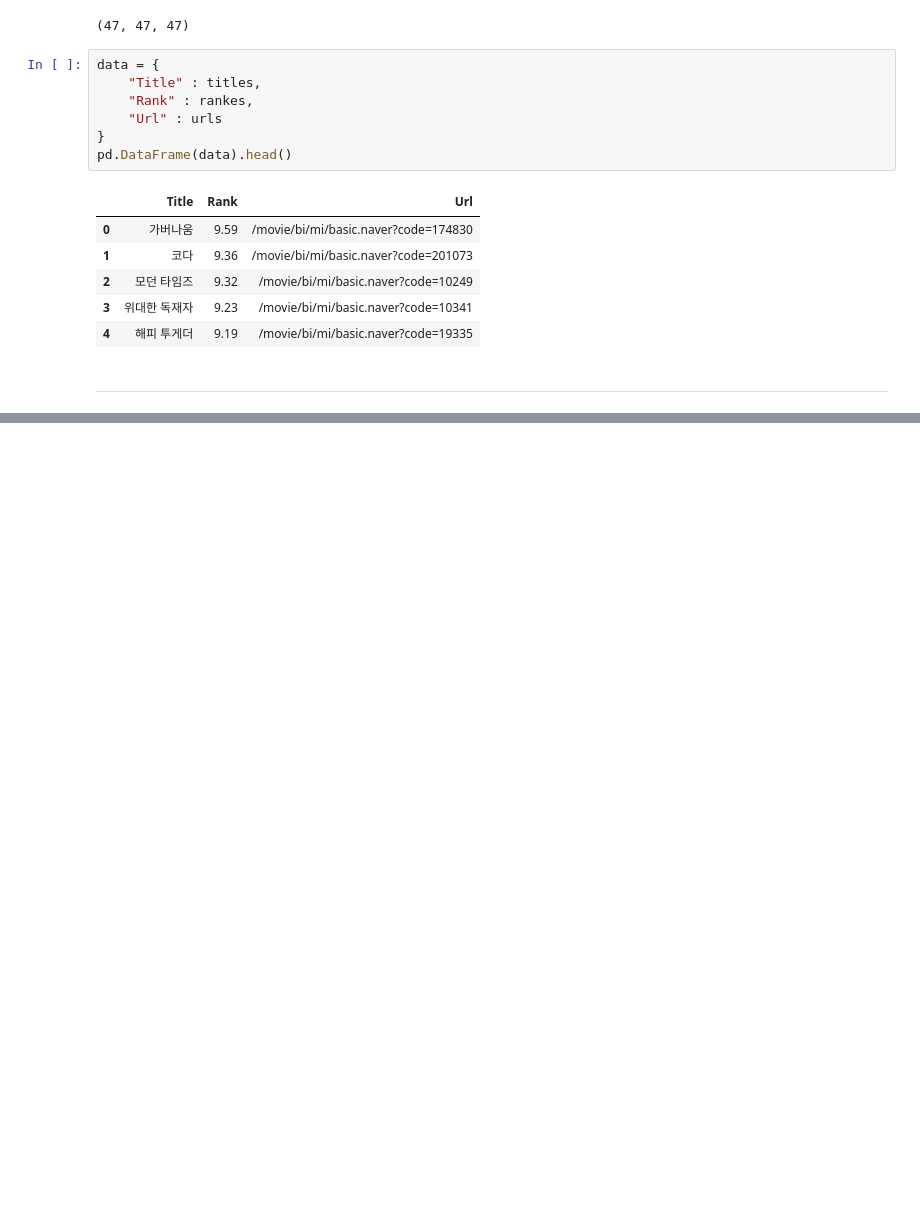
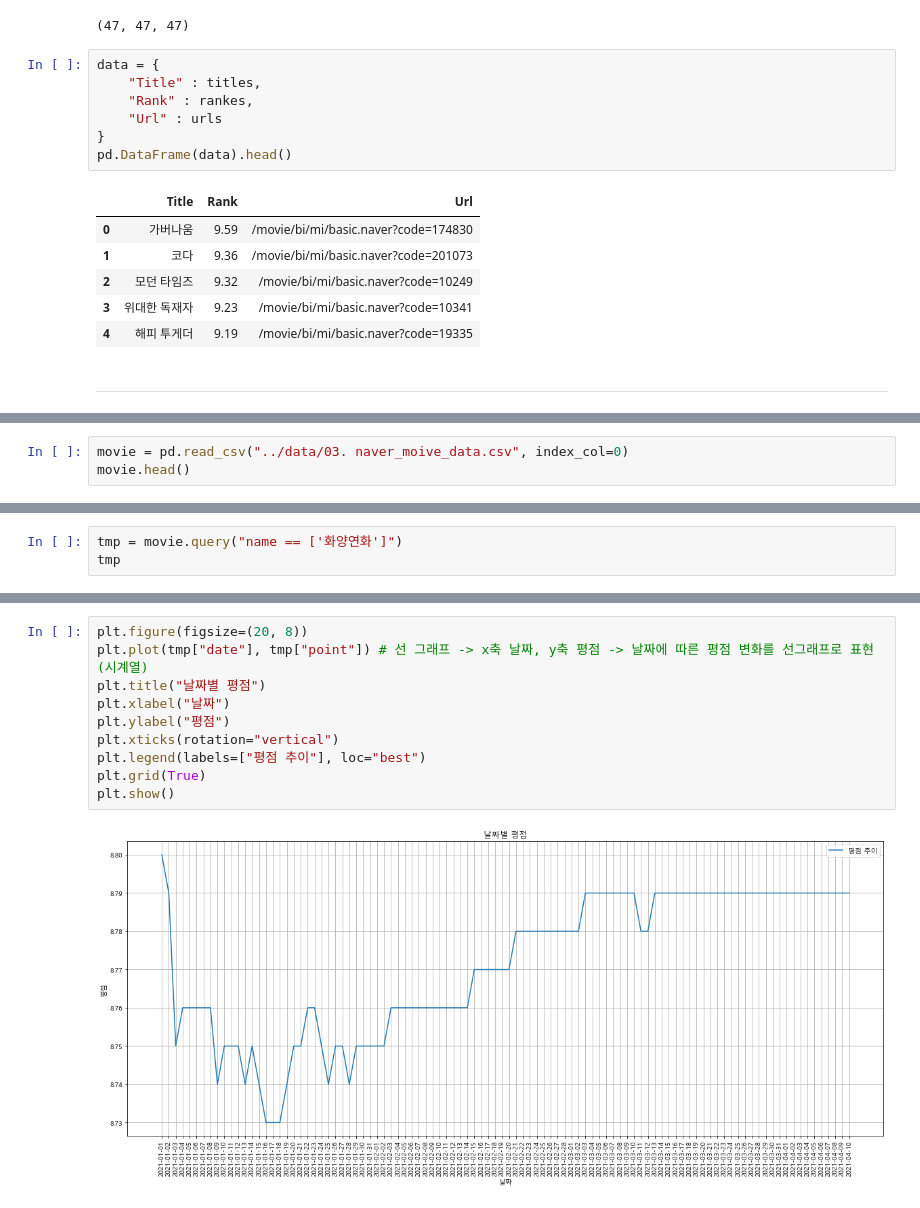
Before and after one commit to kimjaemin95/nekalakubae_data_science_1st, a Jupyter notebook: ds_study/code/03. Naver Movie Ranking.ipynb, the cells around one changed output, grey strips where cells are left out. Saved outputs shown, nothing was run; the diff lists cells and outputs as text; blank space fills up the shorter version.

```diff
--- a/ds_study/code/03. Naver Movie Ranking.ipynb
+++ b/ds_study/code/03. Naver Movie Ranking.ipynb
@@ -90,0 +166,3 @@ pd.DataFrame(data).head()
+# %%
+movie = pd.read_csv("../data/03. naver_moive_data.csv", index_col=0)
+movie.head()
@@ -90,0 +202,3 @@ pd.DataFrame(data).head()
+# %%
+tmp = movie.query("name == ['화양연화']")
+tmp
@@ -90,0 +227,12 @@ pd.DataFrame(data).head()
+# %%
+plt.figure(figsize=(20, 8))
+plt.plot(tmp["date"], tmp["point"]) # 선 그래프 -> x축 날짜, y축 평점 -> 날짜에 따른 평점 변화를 선그래프로 표현(시계열)
+plt.title("날짜별 평점")
+plt.xlabel("날짜")
+plt.ylabel("평점")
+plt.xticks(rotation="vertical")
+plt.legend(labels=["평점 추이"], loc="best")
+plt.grid(True)
+plt.show()
+# %% [output]
+[figure, added]
```
Also changed, not shown: parts of 26 cells of this notebook, 4 other files.
